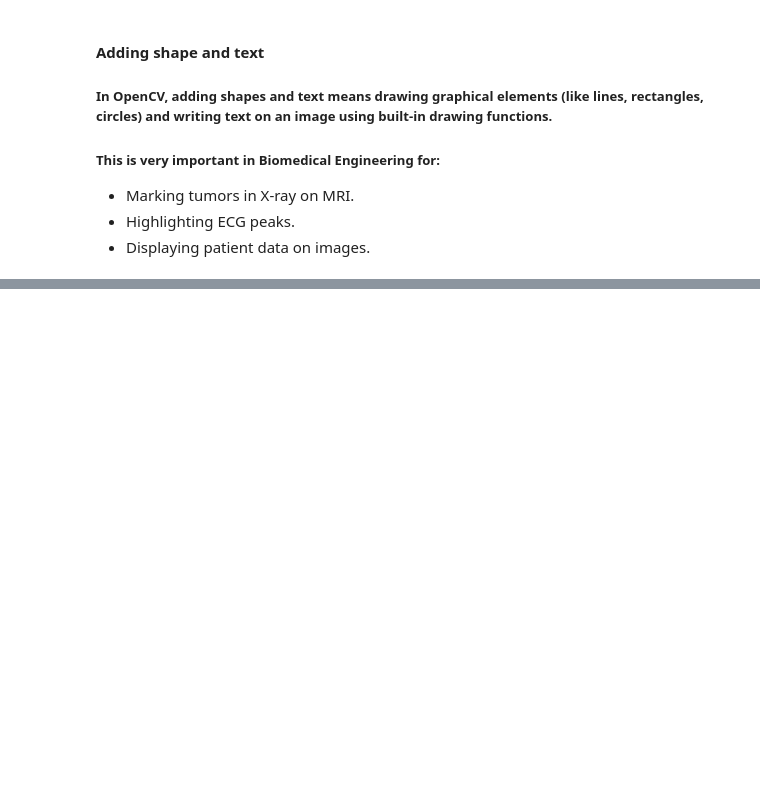
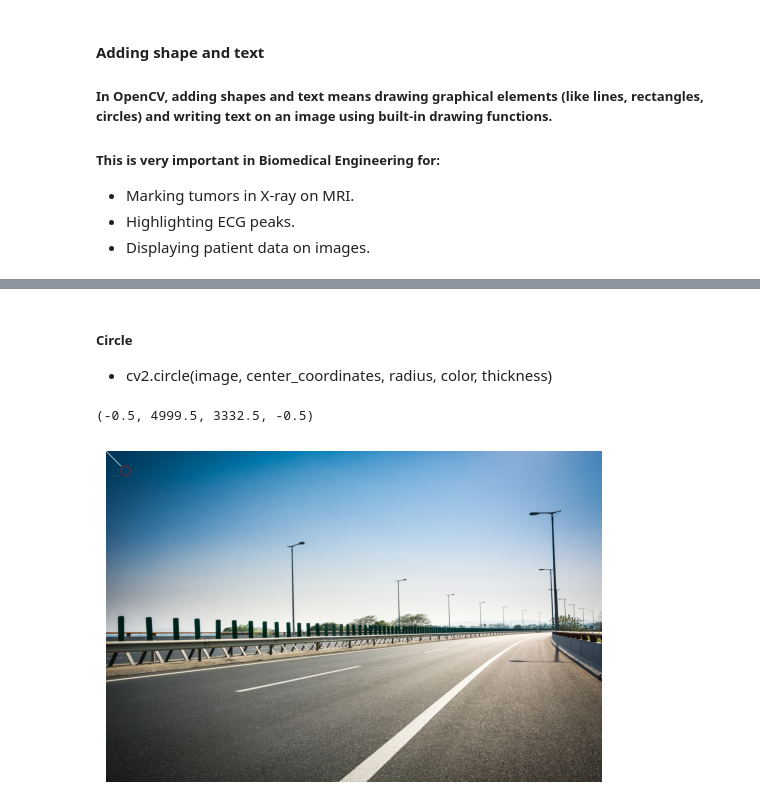
Before and after one commit to aaditya-pdgupta/Python_Course, a Jupyter notebook: Adding_shape_and_text.ipynb, the cells around one changed output, grey strips where cells are left out. Drawn from its saved outputs; the diff is of its cells as text; code cells hidden in the pictures; blank space fills up the shorter version.

```diff
--- a/Adding_shape_and_text.ipynb
+++ b/Adding_shape_and_text.ipynb
@@ -28,0 +34,12 @@ plt.axis("off")
+# %% [markdown]
+##### Circle
+- cv2.circle(image, center_coordinates, radius, color, thickness)
+# %%
+image_2 = cv2.circle(img, (200, 200), 50, (0, 0, 255), 3)
+image_rgb_2 = cv2.cvtColor(image_2, cv2.COLOR_BGR2RGB)
+# %%
+plt.imshow(image_rgb_2)
+plt.axis("off")
+# %% [output]
+(-0.5, 4999.5, 3332.5, -0.5)
+[figure, added]
```
Also changed, not shown: parts of 4 cells of this notebook.
